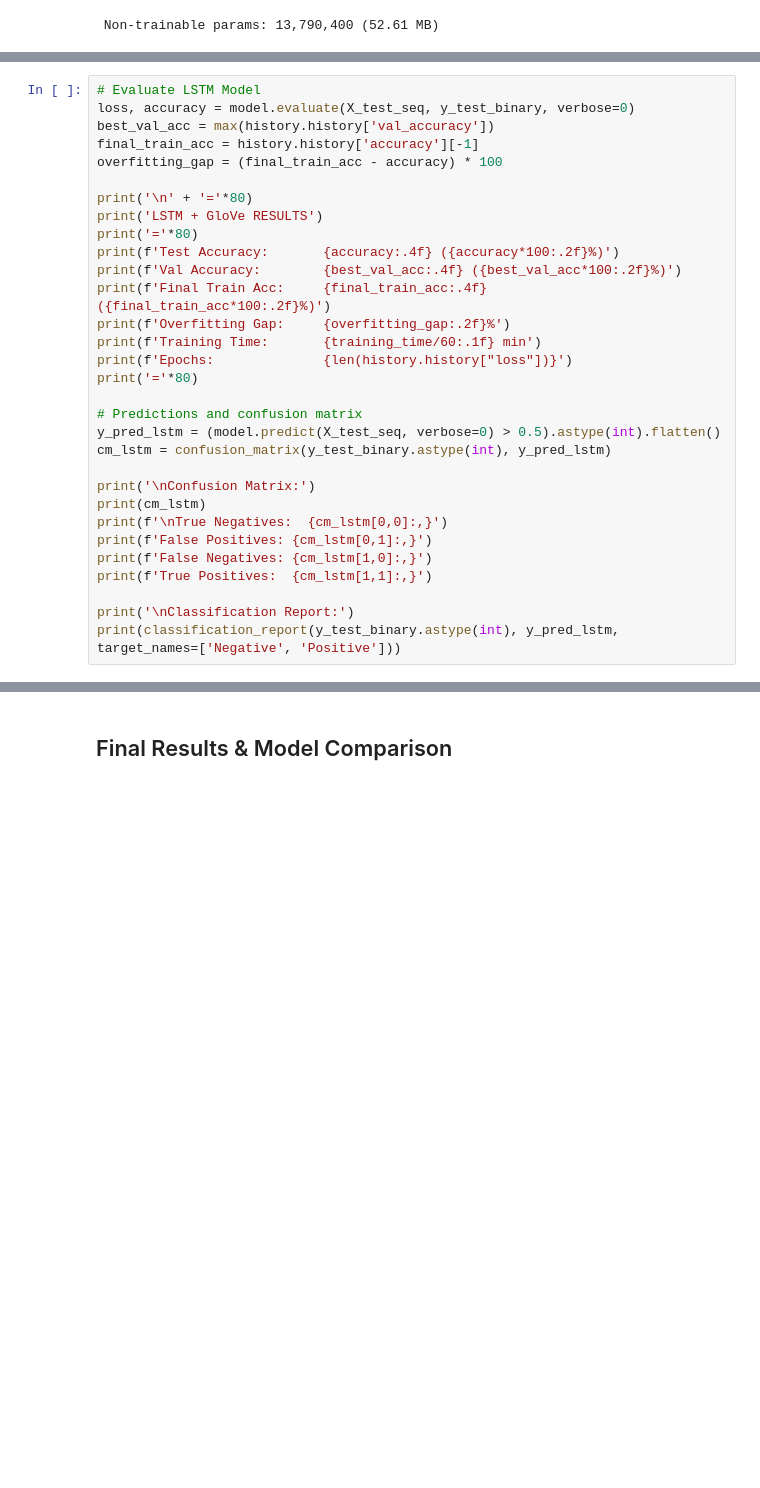
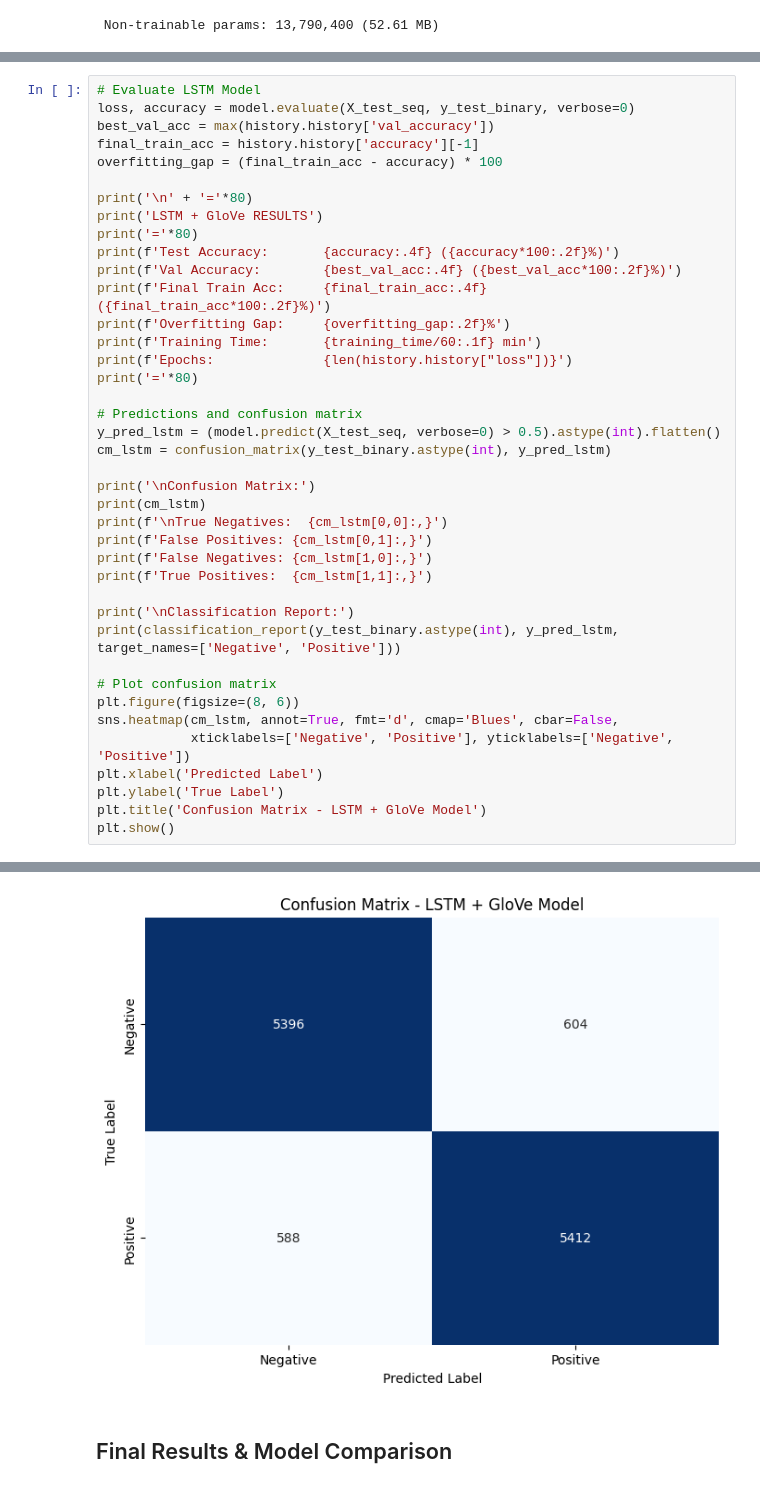
Before and after one commit to Clint07-datascientist/ML_Techniques_1_Sentiment_Analysis, a Jupyter notebook: Notebook_Sentiment.ipynb, the cells around one changed output, grey strips where cells are left out. Saved outputs shown, nothing was run; the diff lists cells and outputs as text; blank space fills up the shorter version.

```diff
--- a/Notebook_Sentiment.ipynb
+++ b/Notebook_Sentiment.ipynb
@@ -897,6 +897,15 @@ print(f'True Positives:  {cm_lstm[1,1]:,}')
 
 print('\nClassification Report:')
 print(classification_report(y_test_binary.astype(int), y_pred_lstm, target_names=['Negative', 'Positive']))
+
+# Plot confusion matrix
+plt.figure(figsize=(8, 6))
+sns.heatmap(cm_lstm, annot=True, fmt='d', cmap='Blues', cbar=False,
+            xticklabels=['Negative', 'Positive'], yticklabels=['Negative', 'Positive'])
+plt.xlabel('Predicted Label')
+plt.ylabel('True Label')
+plt.title('Confusion Matrix - LSTM + GloVe Model')
+plt.show()
 # %% [output]
 ================================================================================
 LSTM + GloVe RESULTS
@@ -910,11 +919,12 @@ Epochs:              40
 ================================================================================
 
 Confusion Matrix:
 ... (13 lines left out)
 
     accuracy                           0.90     12000
    macro avg       0.90      0.90      0.90     12000
 weighted avg       0.90      0.90      0.90     12000
+[figure, added]
 # %% [markdown]
 ## Final Results & Model Comparison
 # %%
```
Also changed, not shown: parts of 6 cells of this notebook.
